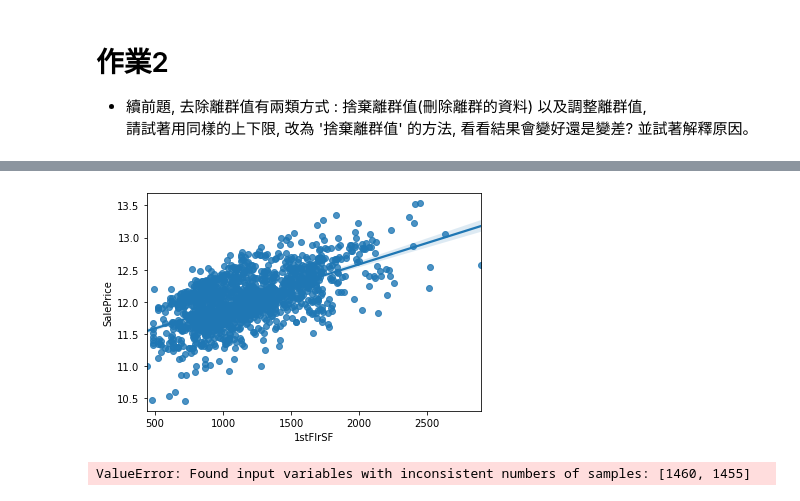
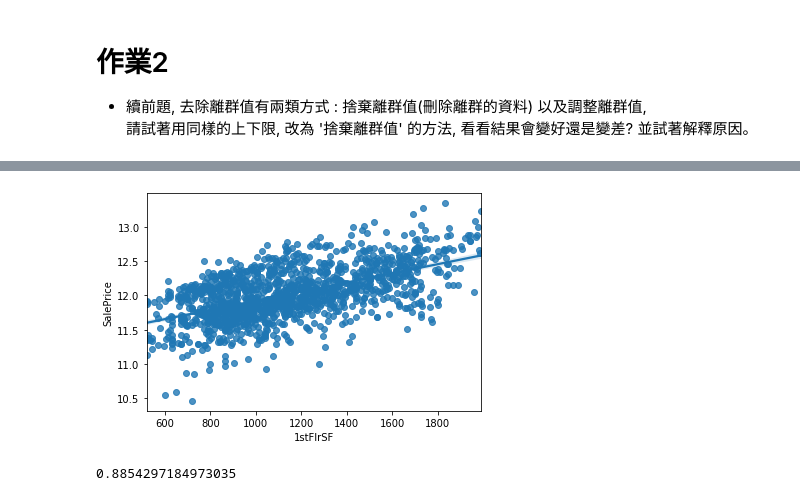
Before and after one commit to aaron0319/1st-DL-CVMarathon, a Jupyter notebook: Day_010_HW.ipynb, the cells around one changed output, grey strips where cells are left out. Cells and saved outputs as stored; diff of their text form; code cells hidden in the pictures.

```diff
--- a/Day_010_HW.ipynb
+++ b/Day_010_HW.ipynb
@@ -106,8 +84,8 @@ cross_val_score(estimator, train_X, train_Y, cv=5).mean()
 """
 Your Code Here
 """
-train_Y = train_Y.loc[df['1stFlrSF'][(df['1stFlrSF'] < 3000) & (df['1stFlrSF']>400)].index]
-sns.regplot(x = df['1stFlrSF'][(df['1stFlrSF'] < 3000) & (df['1stFlrSF']>400)], y=train_Y)
+df['1stFlrSF'] = df['1stFlrSF'].clip(500, 2000)
+sns.regplot(x = df['1stFlrSF'][:train_num], y=train_Y)
 plt.show()
 
 # 做線性迴歸, 觀察分數
@@ -121,5 +99,3 @@ ValueError: Found input variables with inconsistent numbers of samples: [1460, 1
 # 作業2
 * 續前題, 去除離群值有兩類方式 :  捨棄離群值(刪除離群的資料) 以及調整離群值,
 請試著用同樣的上下限, 改為 '捨棄離群值' 的方法, 看看結果會變好還是變差? 並試著解釋原因。
-# %%
-df['1stFlrSF'] = df['1stFlrSF'].iloc[df['1stFlrSF'][(df['1stFlrSF'] < 3000) & (df['1stFlrSF']>400)].index]
@@ -156,15 +102,19 @@ Name: SalePrice, Length: 1455, dtype: float64
 # %%
 # 將 1stFlrSF 限制在你覺得適合的範圍內, 捨棄離群值
 """
 Your Code Here
 """
-sns.regplot(x = df['1stFlrSF'].iloc[df['1stFlrSF'][(df['1stFlrSF'] < 3000) & (df['1stFlrSF']>400)].index], y=train_Y)
+keep_indexs = (df['1stFlrSF']> 500) & (df['1stFlrSF']< 2000)
+df = df[keep_indexs]
+train_Y = train_Y[keep_indexs]
+sns.regplot(x = df['1stFlrSF'], y=train_Y)
 plt.show()
+
 
 # 做線性迴歸, 觀察分數
 train_X = MMEncoder.fit_transform(df)
 estimator = LinearRegression()
 cross_val_score(estimator, train_X, train_Y, cv=5).mean()
 # %% [output]
-[figure, old version]
+[figure, new version]
-ValueError: Found input variables with inconsistent numbers of samples: [1460, 1455]
+0.8854297184973035
```
Also changed, not shown: parts of 9 cells of this notebook.
